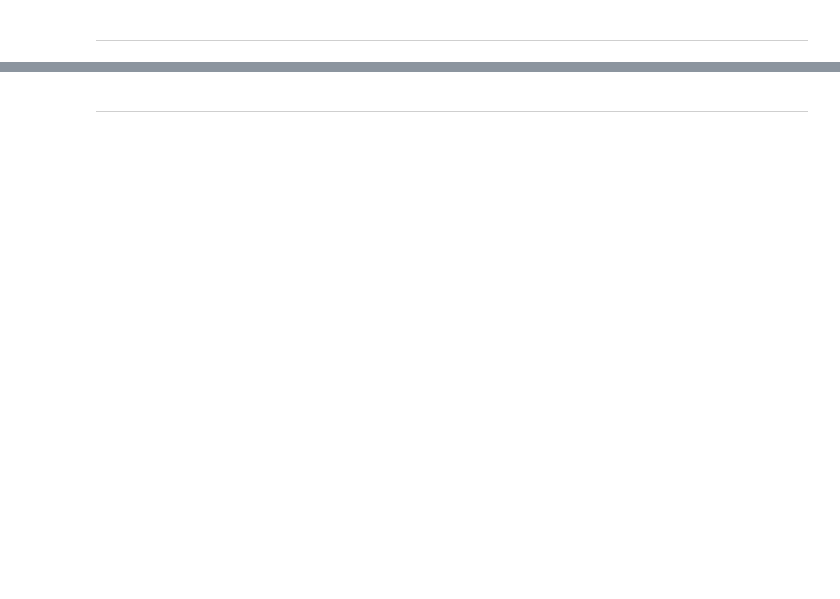
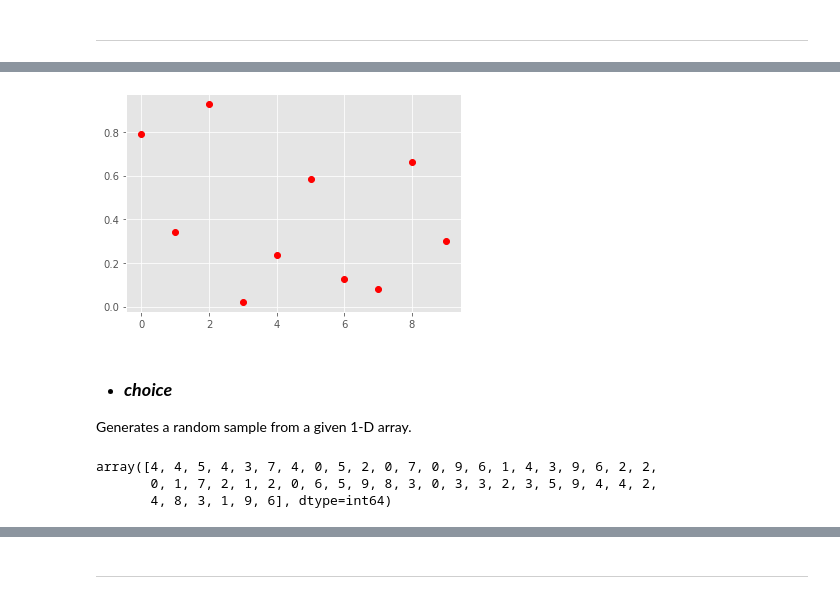
Before and after one commit to G00387867/numpy-random, a Jupyter notebook: numpy-random.ipynb, the cells around one changed output, grey strips where cells are left out. Cells and saved outputs as stored; diff of their text form; code cells hidden in the pictures; blank space fills up the shorter version.

```diff
--- a/numpy-random.ipynb
+++ b/numpy-random.ipynb
@@ -12,0 +68,17 @@ This is an exploration of the numpy.random routine within the **_`NumPy Package`
+# %%
+# plotting the x array
+
+plt.plot(x, "ro")
+plt.show()
+# %% [output]
+[figure, added]
+# %% [markdown]
+- ### ***choice***
+Generates a random sample from a given 1-D array.
+# %%
+x = rng.choice(10, 50)
+x
+# %% [output]
+array([4, 4, 5, 4, 3, 7, 4, 0, 5, 2, 0, 7, 0, 9, 6, 1, 4, 3, 9, 6, 2, 2,
+       0, 1, 7, 2, 1, 2, 0, 6, 5, 9, 8, 3, 0, 3, 3, 2, 3, 5, 9, 4, 4, 2,
+       4, 8, 3, 1, 9, 6], dtype=int64)
```
Also changed, not shown: parts of 36 cells of this notebook.
